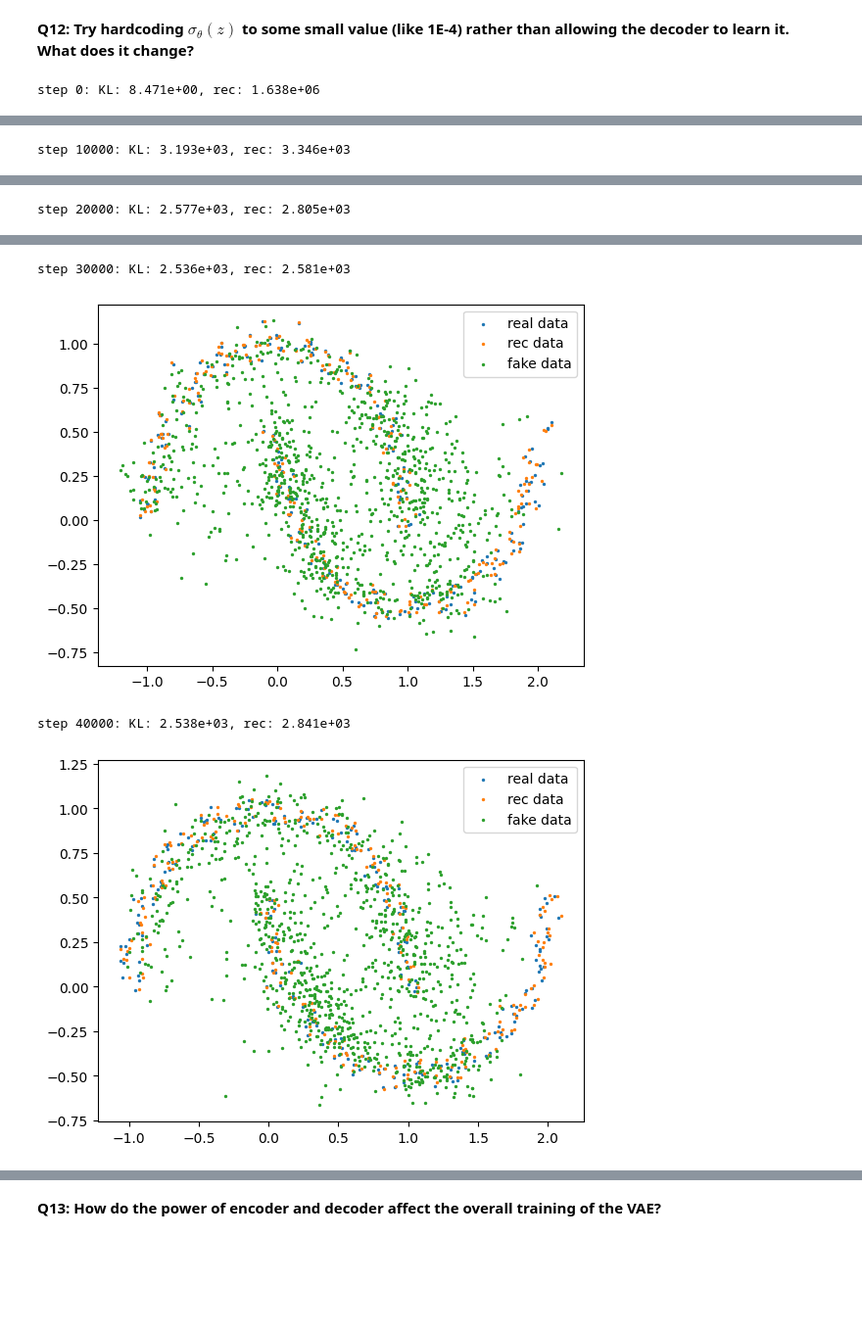
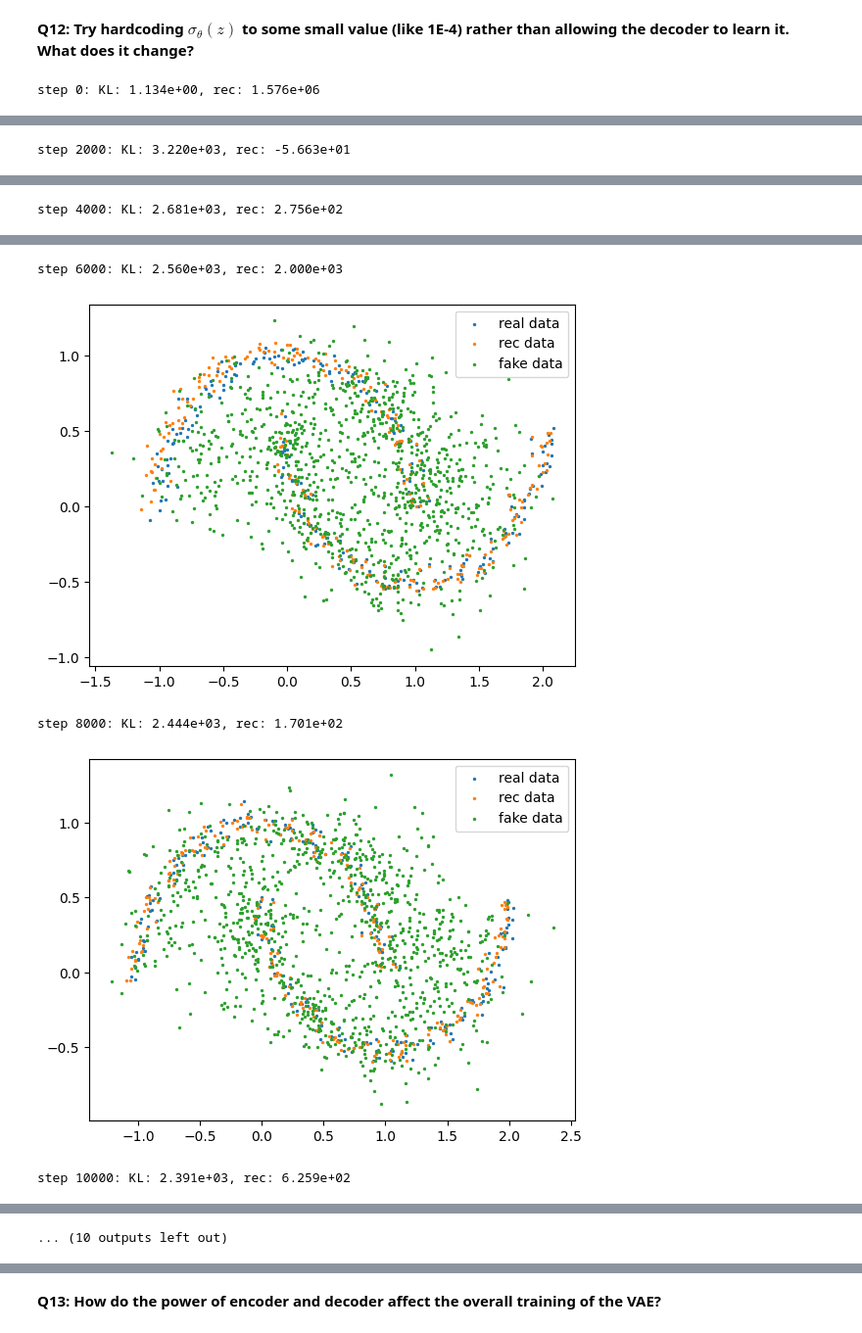
Before and after one commit to QMoayedpour/DeepInPractice_MVA, a Jupyter notebook: tp_6/TP6_generative_models.ipynb, the cells around one changed output, grey strips where cells are left out. Shown at 98% size. Drawn from its saved outputs; the diff is of its cells as text; code cells hidden in the pictures; blank space fills up the shorter version.

```diff
--- a/tp_6/TP6_generative_models.ipynb
+++ b/tp_6/TP6_generative_models.ipynb
@@ -143,15 +147,16 @@ PRIOR_N = 2
 
 # Define the generator
 class Generator(nn.Module):
-    def __init__(self):
+    def __init__(self, device="cpu"):
         super().__init__()
         self.fc1 = nn.Linear(PRIOR_N, 2)
+        self.device = device
 
     def __call__(self, z):
         return self.fc1(z)
 
     def generate(self, batchlen):
-        z = torch.normal(torch.zeros(batchlen, PRIOR_N), 1.0)
+        z = torch.normal(torch.zeros(batchlen, PRIOR_N), 1.0).to(self.device)
         return self.__call__(z)
 
 
@@ -488,6 +554,6 @@ We will build and train a VAE using the same dataset as previously, in order to
 # %%
 # Choose a value for the latent dimension
-LATENT_N = 10
+LATENT_N = 4
 
 # Define the generator
 class Encoder(nn.Module):
@@ -543,7 +609,7 @@ class Decoder(nn.Module):
         logvar = self.fc_logvar(z)
         return (mu, logvar)
 
-    def generate(self, batchlen, n_samples=20):
+    def generate(self, batchlen, n_samples=1):
         z = torch.normal(torch.zeros(batchlen, LATENT_N), 1.0).to(self.device)
         mu, logvar = self.__call__(z)
 
@@ -557,15 +623,16 @@ class Decoder(nn.Module):
 From this, the parameters of both networks are trained conjointly using the same loss $\mathcal{L}_{ELBO}$.
 # %%
 # Total number of training iterations for the VAE
-N_ITER = 40001
+N_ITER = 10001
 # Batch size to use
 BATCHLEN = 128*2
-BETA = 4
+BETA = 4 # we added this parameter beta to control the relative importance of the reconstruction loss (relativly to
+# the KL term)
 
 device = torch.device("cuda" if torch.cuda.is_available() else "cpu")
 
-encoder = Encoder(depth=3, width=150,).to(device)
-decoder = Decoder(depth=3, width=150, device=device).to(device)
+encoder = Encoder(depth=4, width=128,).to(device)
+decoder = Decoder(depth=4, width=128, device=device).to(device)
 
 
 def train_vae(encoder, decoder, show_steps=10000, device="cpu"):
@@ -603,10 +670,10 @@ def train_vae(encoder, decoder, show_steps=10000, device="cpu"):
         loss.backward()
         optim_enc.step()
         optim_dec.step()
-        if i%show_steps == 0:
+        if show_steps and i%show_steps == 0:
             print('step {}: KL: {:.3e}, rec: {:.3e}'.format(i, float(loss_kl), float(loss_rec)))
             # plot the result
-            real_batch = generate_batch(1024)
+            real_batch = x.detach().cpu()#generate_batch(1024)
             rec_batch = torch.normal(dec_mu, torch.exp(0.5*dec_logvar)).detach().cpu()
             fake_batch = decoder.generate(1024).detach().cpu()
             plt.scatter(real_batch[:,0], real_batch[:,1], s=2.0, label='real data')
@@ -614,6 +681,7 @@ def train_vae(encoder, decoder, show_steps=10000, device="cpu"):
             plt.scatter(fake_batch[:,0], fake_batch[:,1], s=2.0, label='fake data')
             plt.legend()
             plt.show()
+    return (loss_kl.item(), loss_rec.item())
 
-train_vae(encoder, decoder, device="cuda")
+_ = train_vae(encoder, decoder, device="cuda", show_steps=2000)
 # %% [output]
@@ -630,9 +716,6 @@ step 40000: KL: 2.180e+03, rec: 2.496e+03
 # %% [markdown]
 **Q12: Try hardcoding $\sigma_\theta(z)$ to some small value (like 1E-4) rather than allowing the decoder to learn it. What does it change?**
 # %%
-# Choose a value for the latent dimension
-LATENT_N = 10
-
 # Define the generator
 class mEncoder(nn.Module):  # m for modified
     def __init__(self, input_dim=2, latent_dim=LATENT_N, depth=2, width=64, device="cpu"):
@@ -662,7 +745,8 @@ class mEncoder(nn.Module):  # m for modified
 
 # Define the discriminator
 class mDecoder(nn.Module):
-    def __init__(self, latent_dim=LATENT_N, output_dim=2, depth=2, width=64, device="cpu"):
+    def __init__(self, latent_dim=LATENT_N, output_dim=2, depth=2, width=64, device="cpu",
+                 sigma=1e-4):
         super().__init__()
 
         layers = []
@@ -678,13 +762,14 @@ class mDecoder(nn.Module):
 
         self.network = nn.Sequential(*layers)
         self.device = device
+        self.sigma = sigma
 
     # decode a datapoint. This should return a couple of tensors (mu, logvar) representing
     # the parameters of the Gaussian p_\theta(z | x)
     def __call__(self, z):
         z = self.network(z)
         mu = self.fc_mu(z)
-        logvar = torch.log(torch.tensor(1e-4)).to(self.device)
+        logvar = torch.log(torch.tensor(self.sigma)).to(self.device)
         return (mu, logvar)
 
     def generate(self, batchlen, n_samples=1):
@@ -747,7 +785,7 @@ def train_vae(encoder, decoder, show_steps=10000, device="cpu"):
 # %%
-encoder = mEncoder(depth=3, width=150, device=device).to(device)
-decoder = mDecoder(depth=3, width=150, device=device).to(device)
-N_ITER = 40001
-train_vae(encoder, decoder, device=device, show_steps=10000)
+encoder = mEncoder(depth=4, width=128,).to(device)
+decoder = mDecoder(depth=4, width=128, device=device, sigma=1e-4).to(device)
+N_ITER = 20001
+_ = train_vae(encoder, decoder, device=device, show_steps=2000)
 # %% [output]
-step 0: KL: 8.471e+00, rec: 1.638e+06
+step 0: KL: 1.134e+00, rec: 1.576e+06
@@ -755 +793 @@ step 0: KL: 8.471e+00, rec: 1.638e+06
-step 10000: KL: 3.193e+03, rec: 3.346e+03
+step 2000: KL: 3.220e+03, rec: -5.663e+01
@@ -757 +795 @@ step 10000: KL: 3.193e+03, rec: 3.346e+03
-step 20000: KL: 2.577e+03, rec: 2.805e+03
+step 4000: KL: 2.681e+03, rec: 2.756e+02
@@ -759,4 +797,5 @@ step 20000: KL: 2.577e+03, rec: 2.805e+03
-step 30000: KL: 2.536e+03, rec: 2.581e+03
+step 6000: KL: 2.560e+03, rec: 2.000e+03
-[figure, old version]
+[figure, new version]
-step 40000: KL: 2.538e+03, rec: 2.841e+03
+step 8000: KL: 2.444e+03, rec: 1.701e+02
-[figure, old version]
+[figure, new version]
+step 10000: KL: 2.391e+03, rec: 6.259e+02
@@ -762,0 +803 @@ step 40000: KL: 2.538e+03, rec: 2.841e+03
+... (10 outputs left out)
```
Also changed, not shown: parts of 29 cells of this notebook.
